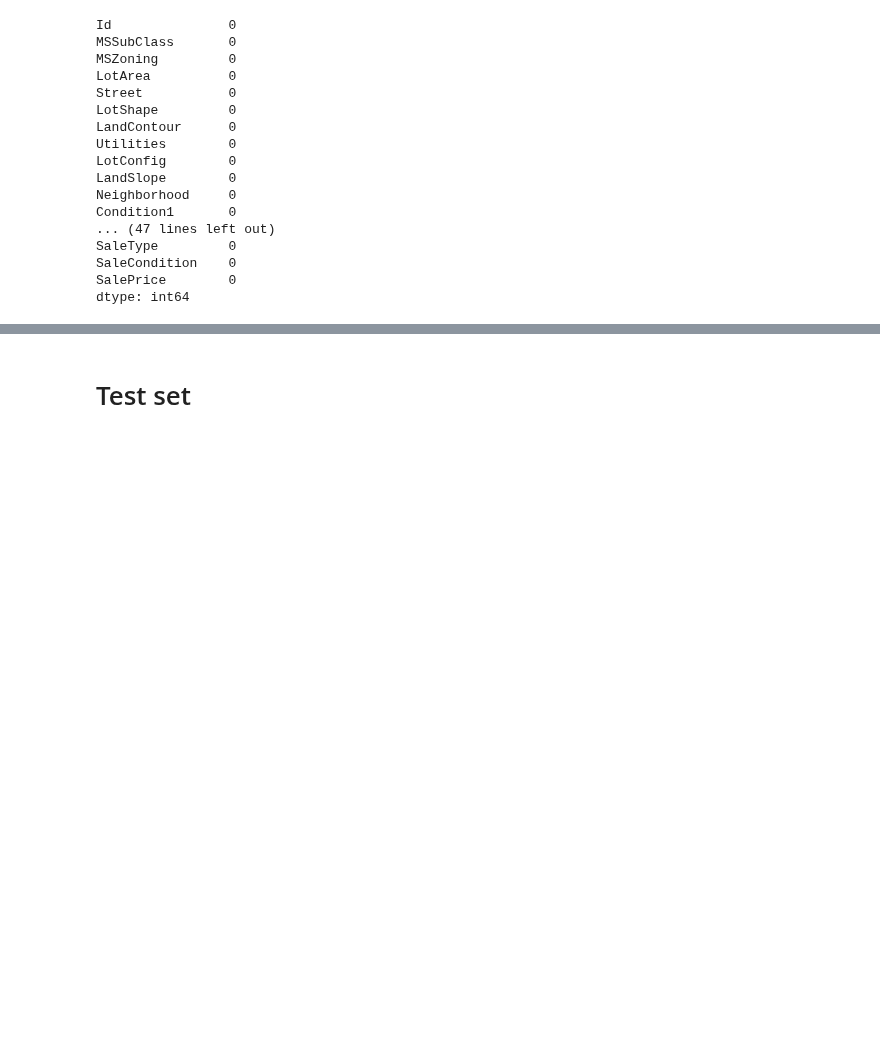
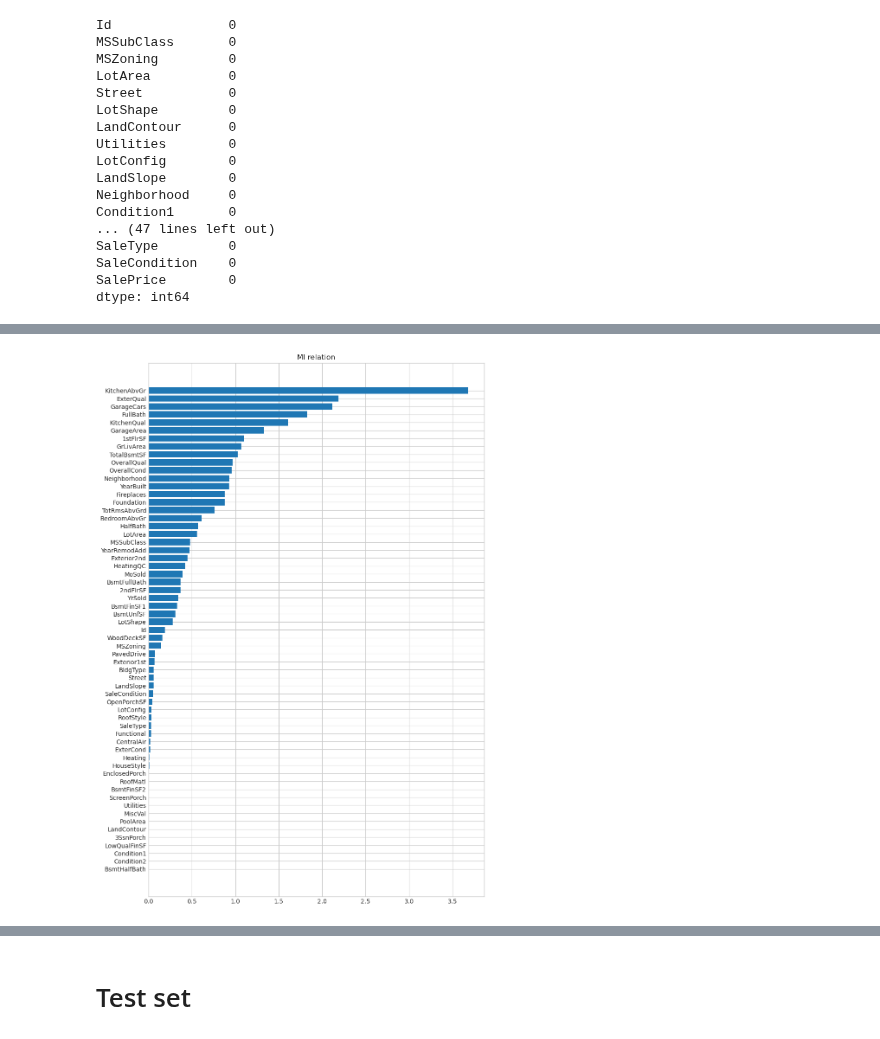
Before and after one commit to yunmokoo/Kaggle_Testing, a Jupyter notebook: housing-price-aug-16.ipynb, the cells around one changed output, grey strips where cells are left out. Saved outputs shown, nothing was run; the diff lists cells and outputs as text; code cells hidden in the pictures; blank space fills up the shorter version.

```diff
--- a/housing-price-aug-16.ipynb
+++ b/housing-price-aug-16.ipynb
@@ -181,0 +187,4 @@ None
+# %%
+minfo_df = pd.DataFrame(minfo)
+minfo_df.rename(columns = {0:'MI'}, inplace = True)
+minfo_df['Features'] = X.columns
@@ -181,0 +228,3 @@ None
+# %%
+minfo_df = minfo_df.sort_values(by='MI', ascending=False)
+minfo_df
@@ -181,0 +255,5 @@ None
+# %%
+plt.figure(dpi=100, figsize=(10, 16))
+plot_mi(minfo_df, 'MI', 'Features', "MI relation")
+# %% [output]
+[figure, added]
```
Also changed, not shown: parts of 16 cells of this notebook.
